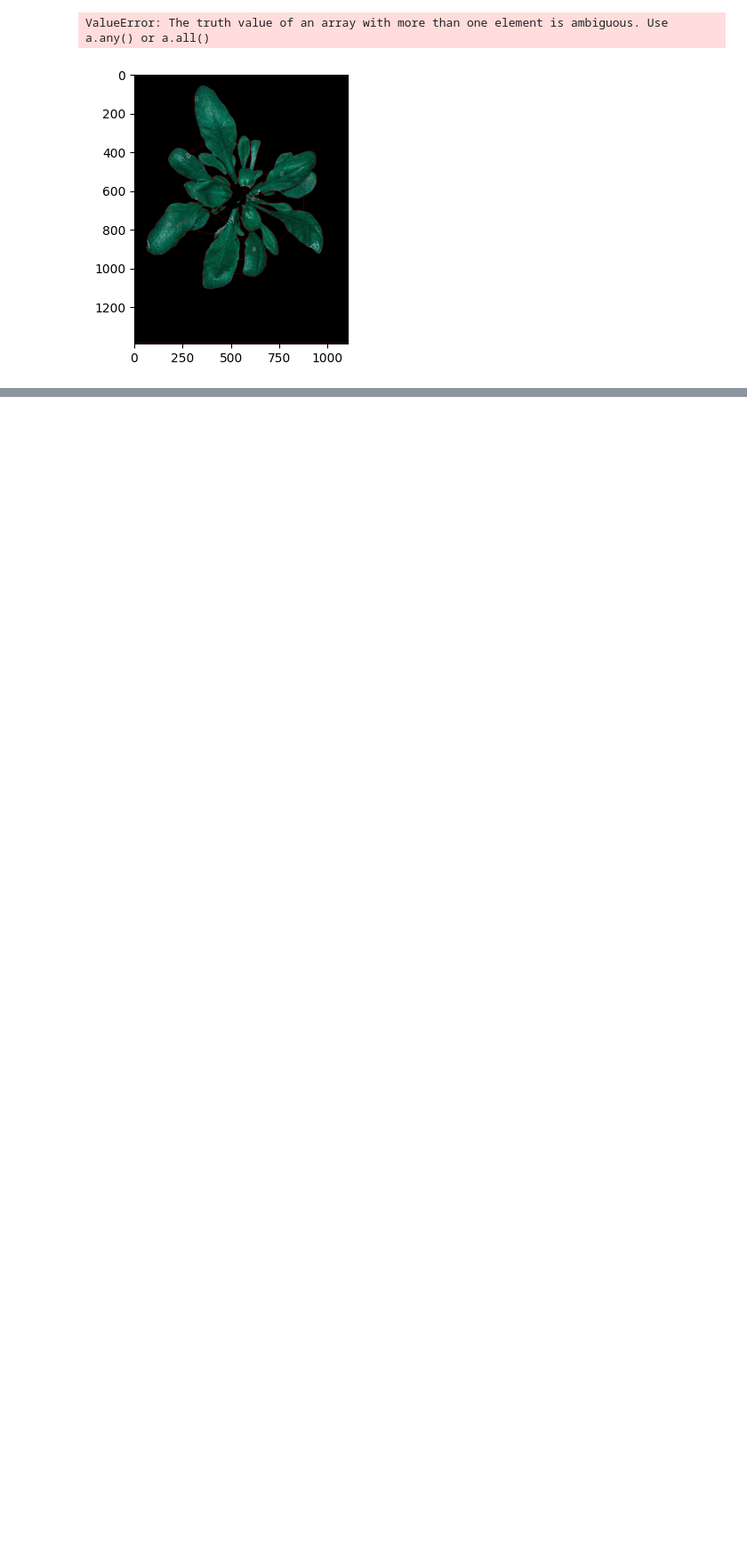
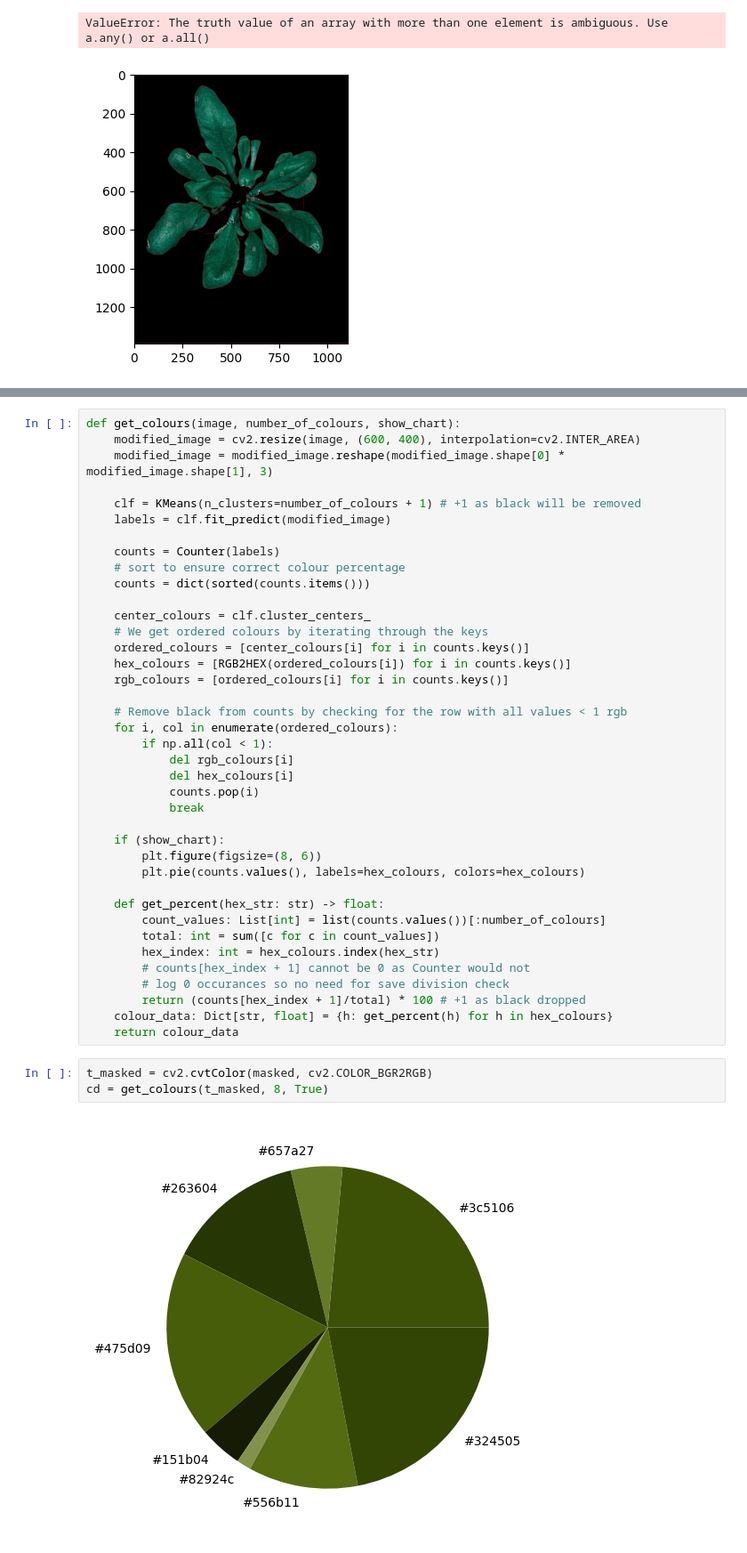
Before and after one commit to RyanJennings1/Dissertation, a Jupyter notebook: Dissertation.ipynb, the cells around one changed output, grey strips where cells are left out. Shown at 89% size. Drawn from its saved outputs; the diff is of its cells as text; blank space fills up the shorter version.

Commit message:
Update with testing colour identification code

```diff
--- a/Dissertation.ipynb
+++ b/Dissertation.ipynb
@@ -319,0 +341,44 @@ ValueError: The truth value of an array with more than one element is ambiguous.
+# %%
+def get_colours(image, number_of_colours, show_chart):
+    modified_image = cv2.resize(image, (600, 400), interpolation=cv2.INTER_AREA)
+    modified_image = modified_image.reshape(modified_image.shape[0] * modified_image.shape[1], 3)
+
+    clf = KMeans(n_clusters=number_of_colours + 1) # +1 as black will be removed
+    labels = clf.fit_predict(modified_image)
+
+    counts = Counter(labels)
+    # sort to ensure correct colour percentage
+    counts = dict(sorted(counts.items()))
+
+    center_colours = clf.cluster_centers_
+    # We get ordered colours by iterating through the keys
+    ordered_colours = [center_colours[i] for i in counts.keys()]
+    hex_colours = [RGB2HEX(ordered_colours[i]) for i in counts.keys()]
+    rgb_colours = [ordered_colours[i] for i in counts.keys()]
+
+    # Remove black from counts by checking for the row with all values < 1 rgb
+    for i, col in enumerate(ordered_colours):
+        if np.all(col < 1):
+            del rgb_colours[i]
+            del hex_colours[i]
+            counts.pop(i)
+            break
+
+    if (show_chart):
+        plt.figure(figsize=(8, 6))
+        plt.pie(counts.values(), labels=hex_colours, colors=hex_colours)
+
+    def get_percent(hex_str: str) -> float:
+        count_values: List[int] = list(counts.values())[:number_of_colours]
+        total: int = sum([c for c in count_values])
+        hex_index: int = hex_colours.index(hex_str)
+        # counts[hex_index + 1] cannot be 0 as Counter would not
+        # log 0 occurances so no need for save division check
+        return (counts[hex_index + 1]/total) * 100 # +1 as black dropped
+    colour_data: Dict[str, float] = {h: get_percent(h) for h in hex_colours}
+    return colour_data
+# %%
+t_masked = cv2.cvtColor(masked, cv2.COLOR_BGR2RGB)
+cd = get_colours(t_masked, 8, True)
+# %% [output]
+[figure, added]
```
Also changed, not shown: parts of 6 cells of this notebook.
